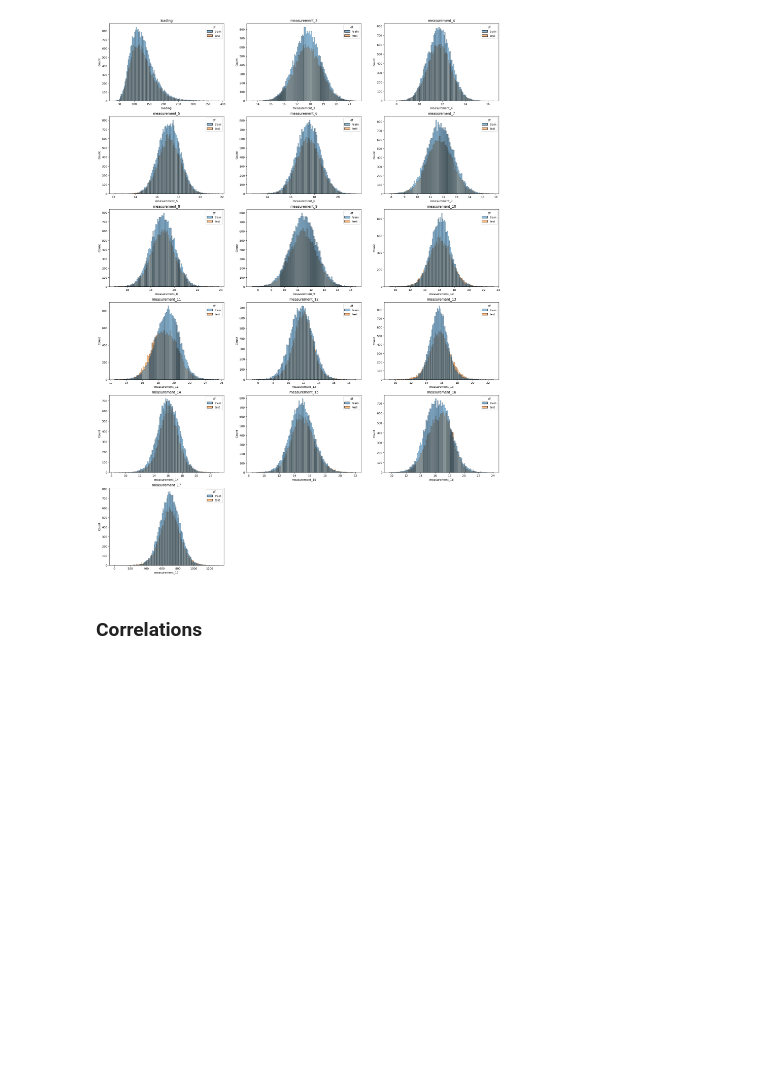
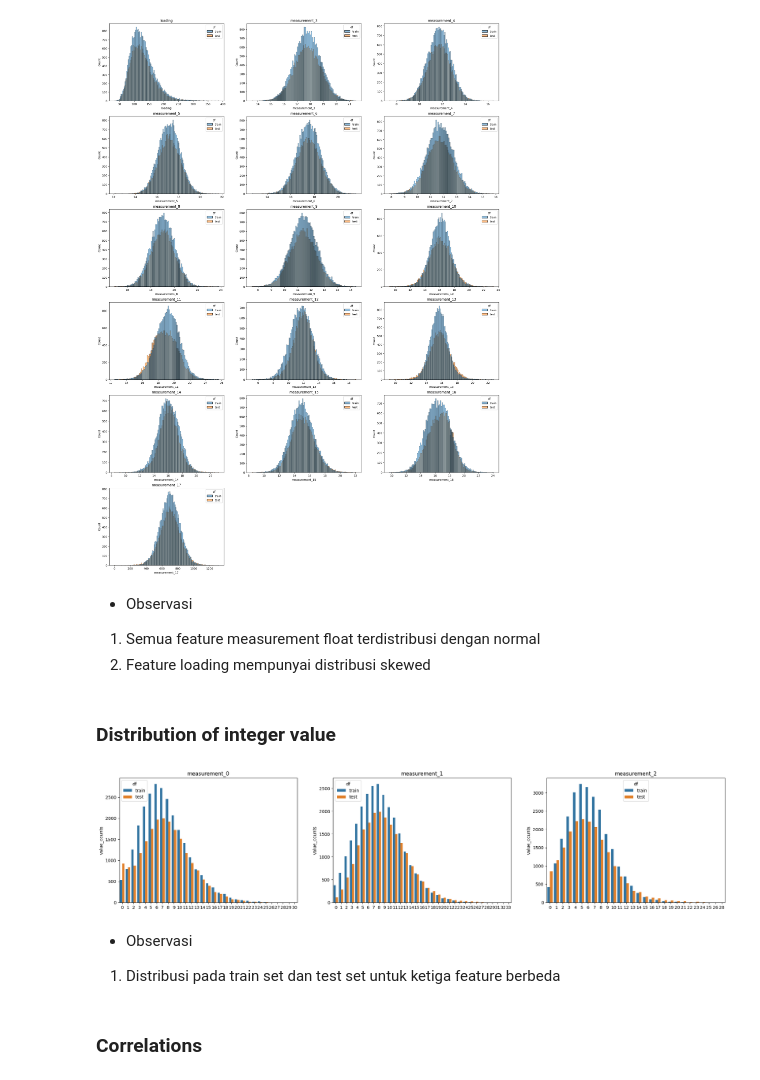
Before and after one commit to Y716/NoFreeWifi, a Jupyter notebook: Zupar/notebooks/coba_crossfold.ipynb, the cells around one changed output. Drawn from its saved outputs; the diff is of its cells as text; code cells hidden in the pictures; blank space fills up the shorter version.

Commit message:
Menambahkan beberapa comment

```diff
--- a/Zupar/notebooks/coba_crossfold.ipynb
+++ b/Zupar/notebooks/coba_crossfold.ipynb
@@ -49,7 +73,7 @@ display(test_df.head())
 # %%
-# Mengggabungkan beberapa features
+# Mengelompokkan beberapa feature
 measurement_cols = [i for i in train_df.columns if "measurement" in i]
-measurement_int_cols = [i for i in measurement_cols if train_df[i].dtype == int]
+measurement_int_cols = [i for i in measurement_cols if train_df[i].dtype == np.int64]
 measurement_float_cols = [i for i in train_df.columns if train_df[i].dtype == float]
 float_cols = [i for i in train_df.columns if train_df[i].dtype == float]
 attribute_cols = [i for i in train_df.columns if "attribute" in i]
@@ -183,6 +247,25 @@ for i, column in enumerate(float_cols):
     plt.title(column)
 # %% [output]
 [figure]
+# %% [markdown]
+- Observasi
+1. Semua feature measurement float terdistribusi dengan normal
+2. Feature loading mempunyai distribusi skewed
+# %% [markdown]
+### Distribution of integer value
+# %%
+plt.subplots(figsize=(25,30))
+for i, column in enumerate(measurement_int_cols):
+    val_count = pd.concat([train_df, test_df])[[column,"df"]].value_counts().rename("value_counts").reset_index()
+    plt.subplot(5,3,i+1)
+    ax = sns.barplot(data = val_count, x=column, y="value_counts", hue="df")
+    ax.set_xlabel(None)
+    plt.title(column)
+# %% [output]
+[figure, added]
+# %% [markdown]
+- Observasi
+1. Distribusi pada train set dan test set untuk ketiga feature berbeda
 # %% [markdown]
 ### Correlations
 # %%
```
Also changed, not shown: parts of 25 cells of this notebook.
